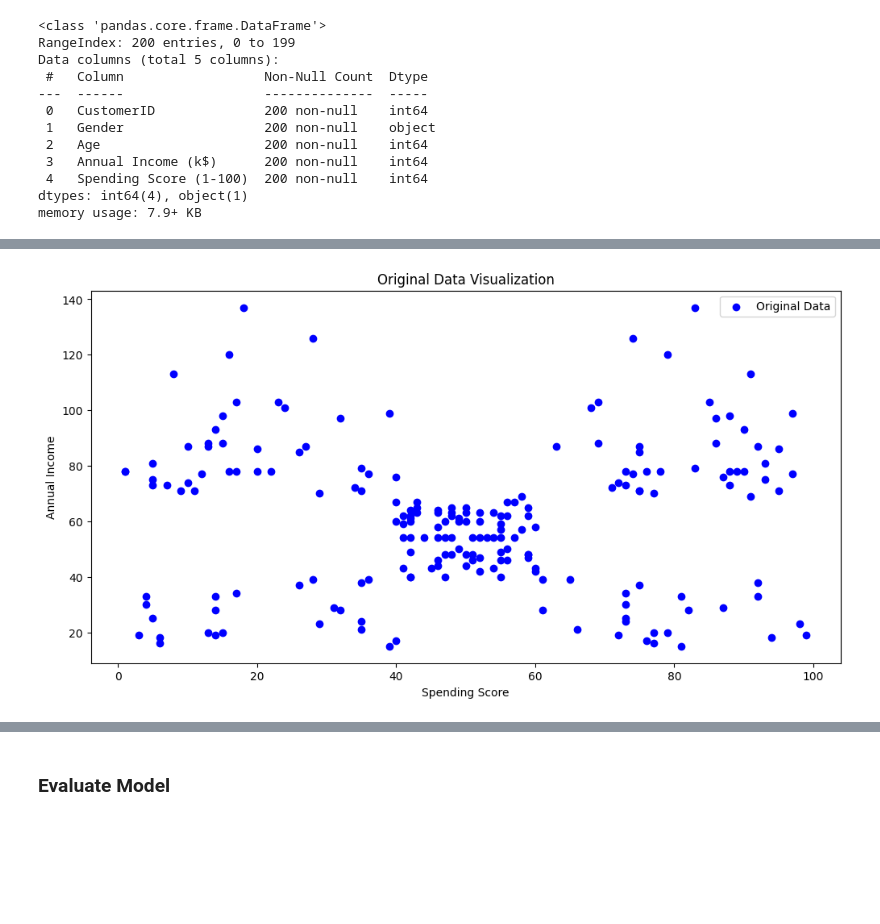
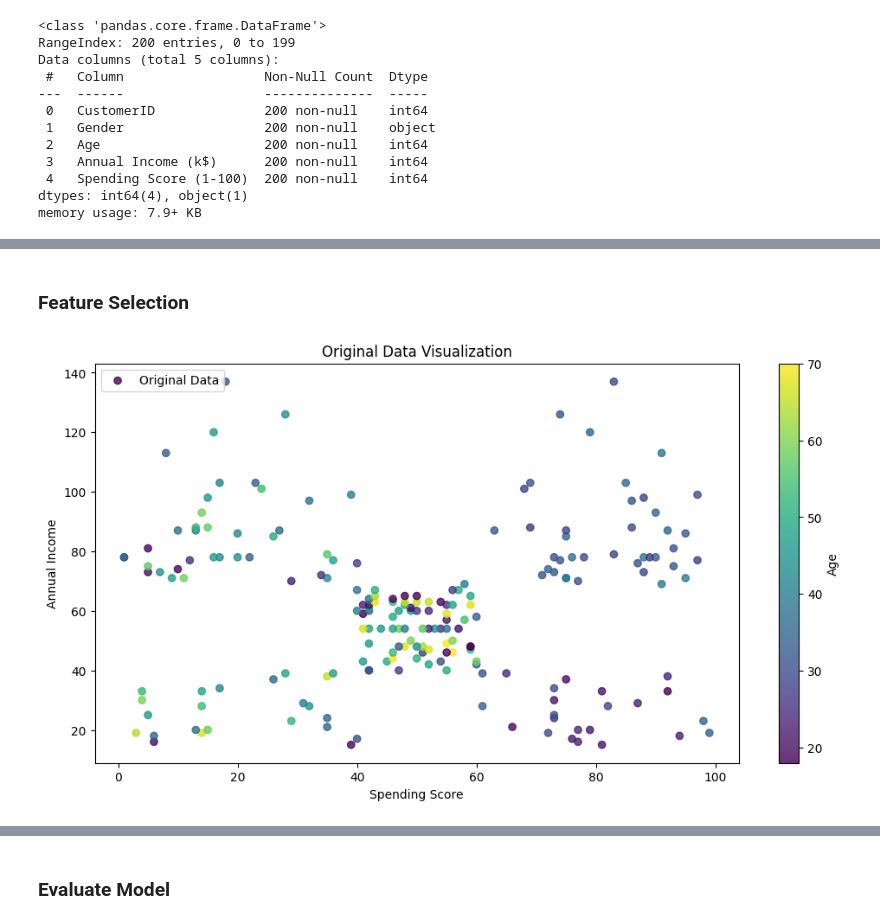
Before and after one commit to KevinUnedo/machine-learning-clustering, a Jupyter notebook: Group11_Project.ipynb, the cells around one changed output, grey strips where cells are left out. Cells and saved outputs as stored; diff of their text form; code cells hidden in the pictures; blank space fills up the shorter version.

```diff
--- a/Group11_Project.ipynb
+++ b/Group11_Project.ipynb
@@ -114,13 +115,16 @@ plt.show()
+# %% [markdown]
+### **Feature Selection**
 # %%
-X = data[["Spending Score (1-100)","Annual Income (k$)"]]
+X1=data[['Age','Annual Income (k$)','Spending Score (1-100)']]
 
-#visualize data points
-plt.figure(figsize=(12,6))
-plt.scatter(X['Spending Score (1-100)'], X['Annual Income (k$)'], c='blue', label='Original Data')
+# Visualisasikan data points
+plt.figure(figsize=(12, 6))
+plt.scatter(X1['Spending Score (1-100)'], X1['Annual Income (k$)'], c=X1['Age'], cmap='viridis', label='Original Data', alpha=0.8)
 plt.title('Original Data Visualization')
 plt.xlabel('Spending Score')
 plt.ylabel('Annual Income')
 plt.legend()
+plt.colorbar(label='Age')  # Tambahkan colorbar untuk menunjukkan nilai Age
 plt.show()
 # %% [output]
-[figure, old version]
+[figure, new version]
```
Also changed, not shown: parts of 20 cells of this notebook.
